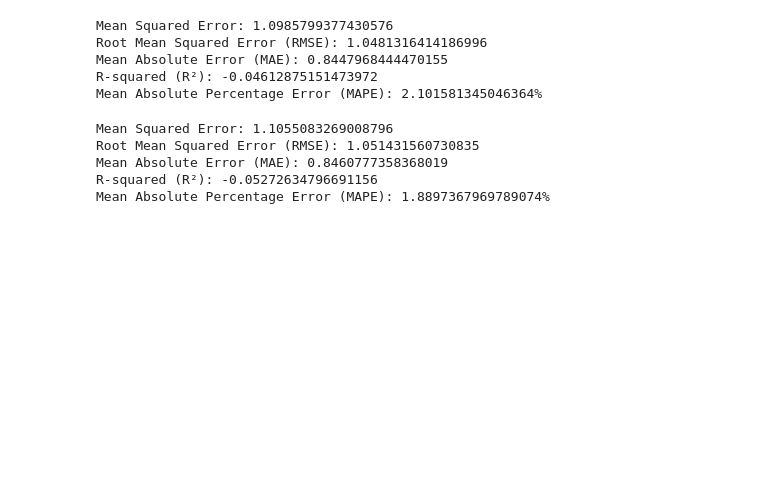
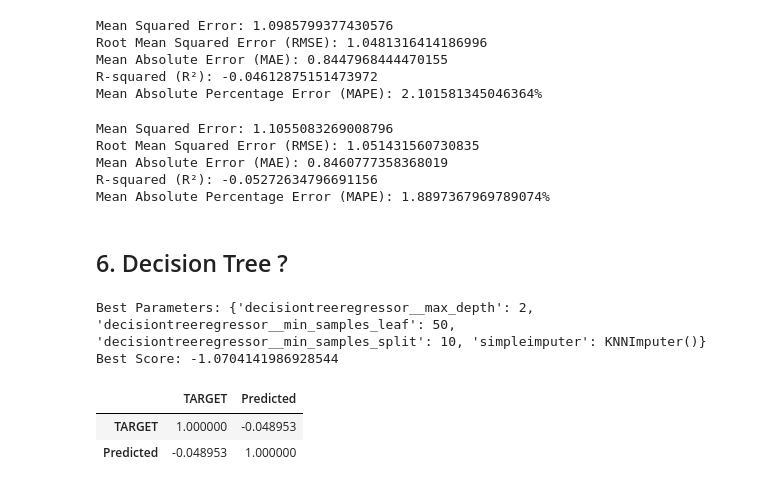
Before and after one commit to pnikitits/EnsembleLearningProject, a Jupyter notebook: Code/Main.ipynb, the cells around one changed output. Drawn from its saved outputs; the diff is of its cells as text; code cells hidden in the pictures; blank space fills up the shorter version.

```diff
--- a/Code/Main.ipynb
+++ b/Code/Main.ipynb
@@ -739,3 +844,50 @@ Root Mean Squared Error (RMSE): 1.051431560730835
 Mean Absolute Error (MAE): 0.8460777358368019
 R-squared (R²): -0.05272634796691156
 Mean Absolute Percentage Error (MAPE): 1.8897367969789074%
+# %% [markdown]
+## 6. Decision Tree ?
+# %%
+from sklearn.tree import DecisionTreeRegressor
+
+
+X_train = pd.read_csv(path + 'X_train.csv').set_index('ID').drop(columns=['COUNTRY' , 'DAY_ID'])
+X_test = pd.read_csv(path + 'X_test.csv').set_index('ID').drop(columns=['COUNTRY' , 'DAY_ID'])
+y_train = pd.read_csv(path + 'y_train.csv').set_index('ID')
+y_test = pd.read_csv(path + 'y_test.csv').set_index('ID')
+
+
+param_grid = {
+    'simpleimputer': [SimpleImputer(strategy='mean'), KNNImputer()],
+    'decisiontreeregressor__max_depth': [2, 3, 4, 6, 10, 20],
+    'decisiontreeregressor__min_samples_split': [10, 20, 50],
+    'decisiontreeregressor__min_samples_leaf': [10, 20, 50]
+}
+
+
+pipeline = make_pipeline(SimpleImputer(strategy='mean'),
+                         SmartCorrelatedSelection(
+                            variables=None,
+                            method="pearson",
+                            threshold=0.8,
+                            missing_values="raise",
+                            selection_method="variance",
+                            estimator=None),
+                         DecisionTreeRegressor(random_state=42),
+                         )
+
+
+grid_search = GridSearchCV(estimator=pipeline, param_grid=param_grid, cv=5, scoring="neg_mean_squared_error",n_jobs=-1, refit=True)
+grid_search.fit(X_train, y_train.values.ravel())
+
+best_params = grid_search.best_params_
+print("Best Parameters:", best_params)
+print("Best Score:", grid_search.best_score_)
+
+y_test["Predicted"] = grid_search.predict(X_test)
+display(y_test.corr("spearman"))
+# %% [output]
+Best Parameters: {'decisiontreeregressor__max_depth': 2, 'decisiontreeregressor__min_samples_leaf': 50, 'decisiontreeregressor__min_samples_split': 10, 'simpleimputer': KNNImputer()}
+Best Score: -1.0704141986928544
+|  | TARGET | Predicted |
+| TARGET | 1.000000 | -0.048953 |
+| Predicted | -0.048953 | 1.000000 |
```
Also changed, not shown: parts of 13 cells of this notebook.
